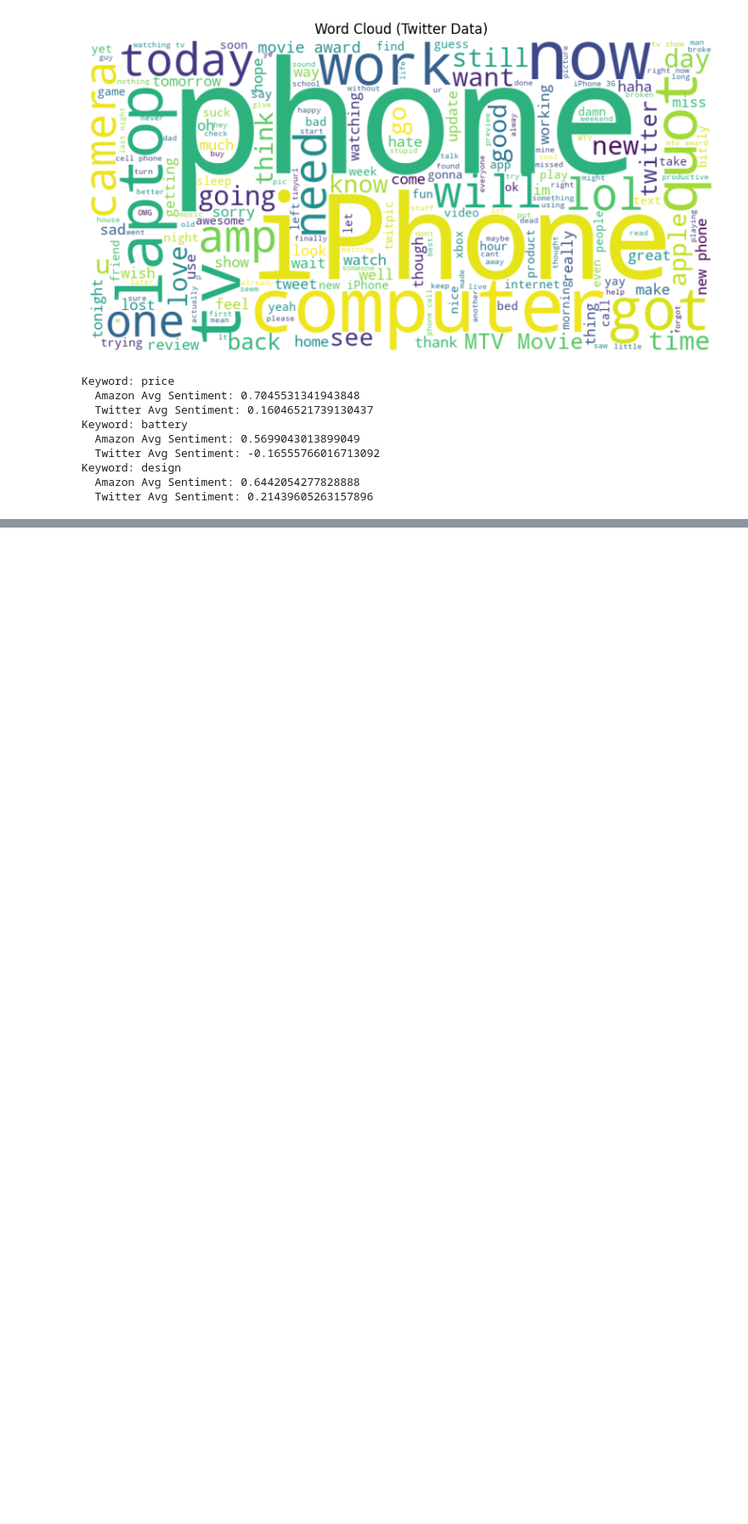
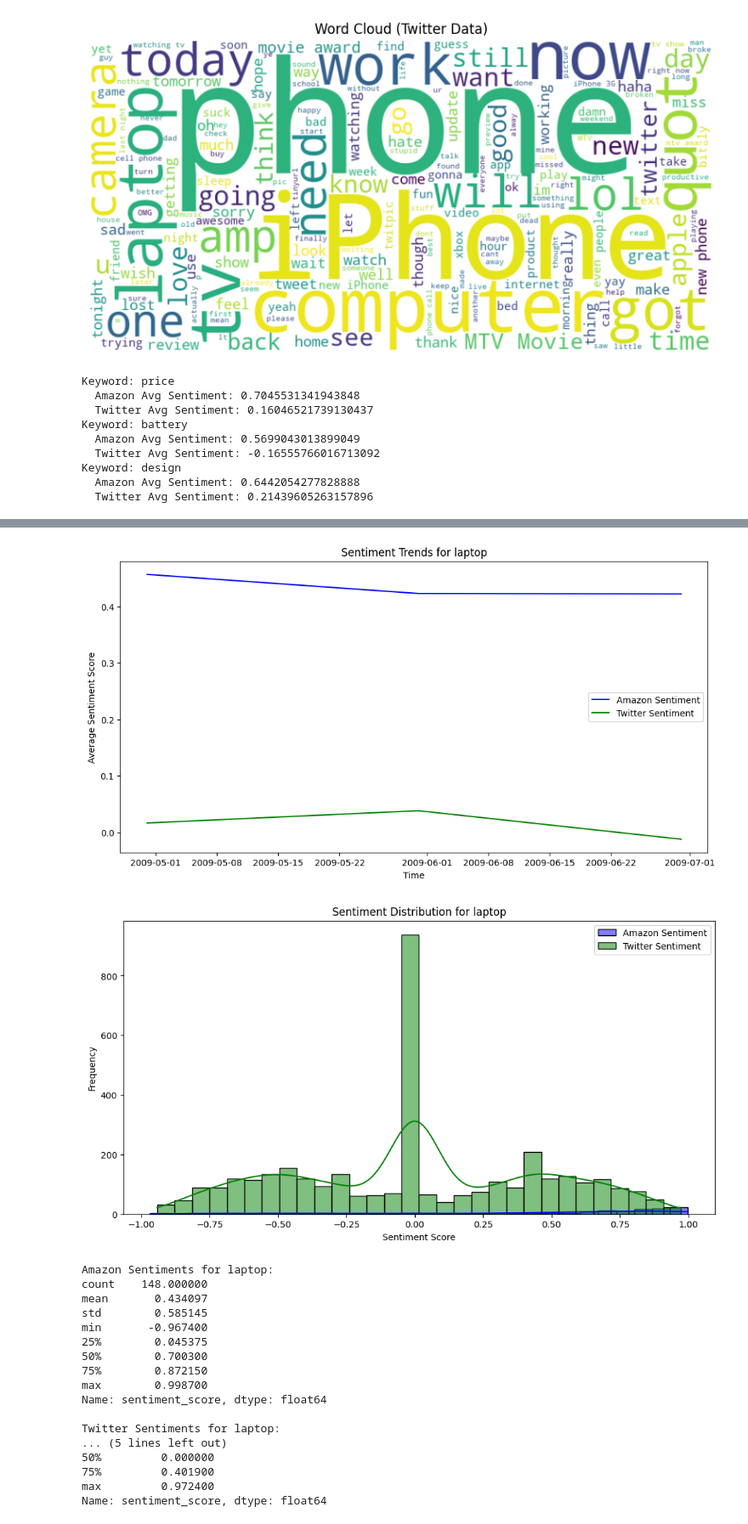
Before and after one commit to gyaneshpande/big-data-project, a Jupyter notebook: big-data-project.ipynb, the cells around one changed output, grey strips where cells are left out. Shown at 85% size. Drawn from its saved outputs; the diff is of its cells as text; code cells hidden in the pictures; blank space fills up the shorter version.

Commit message:
Kaggle Notebook | big-data-project | sentiment trends

```diff
--- a/big-data-project.ipynb
+++ b/big-data-project.ipynb
@@ -360,0 +420,26 @@ Keyword: design
+# %%
+def filter_amazon_by_months(amazon_df, months):
+    """
+    Filters the Amazon dataset to include only rows where the review date is in the specified months.
+
+    Parameters:
+    - amazon_df (DataFrame): The Amazon reviews dataset.
+    - months (list): List of month numbers (e.g., [5, 6, 7] for May, June, July).
+
+    Returns:
+    - DataFrame: Filtered Amazon dataset.
+    """
+    # Ensure the review_date column is in datetime format
+    amazon_df['review_date'] = pd.to_datetime(amazon_df['review_date'], errors='coerce')
+
+    # Filter rows where the month of the review date is in the specified months
+    filtered_amazon = amazon_df[amazon_df['review_date'].dt.month.isin(months)]
+
+    return filtered_amazon
+
+# Example usage
+months_to_filter = [4,5,6]  # May, June, July
+filtered_amazon_df = filter_amazon_by_months(amazon_2009, months_to_filter)
+
+# Display the filtered data
+print(filtered_amazon_df.head())
@@ -360,0 +469,23 @@ Keyword: design
+# %%
+# Example usage
+analyze_company_sentiment("laptop", filtered_amazon_df, twitter_filtered_df)
+# %% [output]
+[figure, added]
+[figure, added]
+Amazon Sentiments for laptop:
+count    148.000000
+mean       0.434097
+std        0.585145
+min       -0.967400
+25%        0.045375
+50%        0.700300
+75%        0.872150
+max        0.998700
+Name: sentiment_score, dtype: float64
+
+Twitter Sentiments for laptop:
+... (5 lines left out)
+50%         0.000000
+75%         0.401900
+max         0.972400
+Name: sentiment_score, dtype: float64
```
Also changed, not shown: parts of 15 cells of this notebook.
